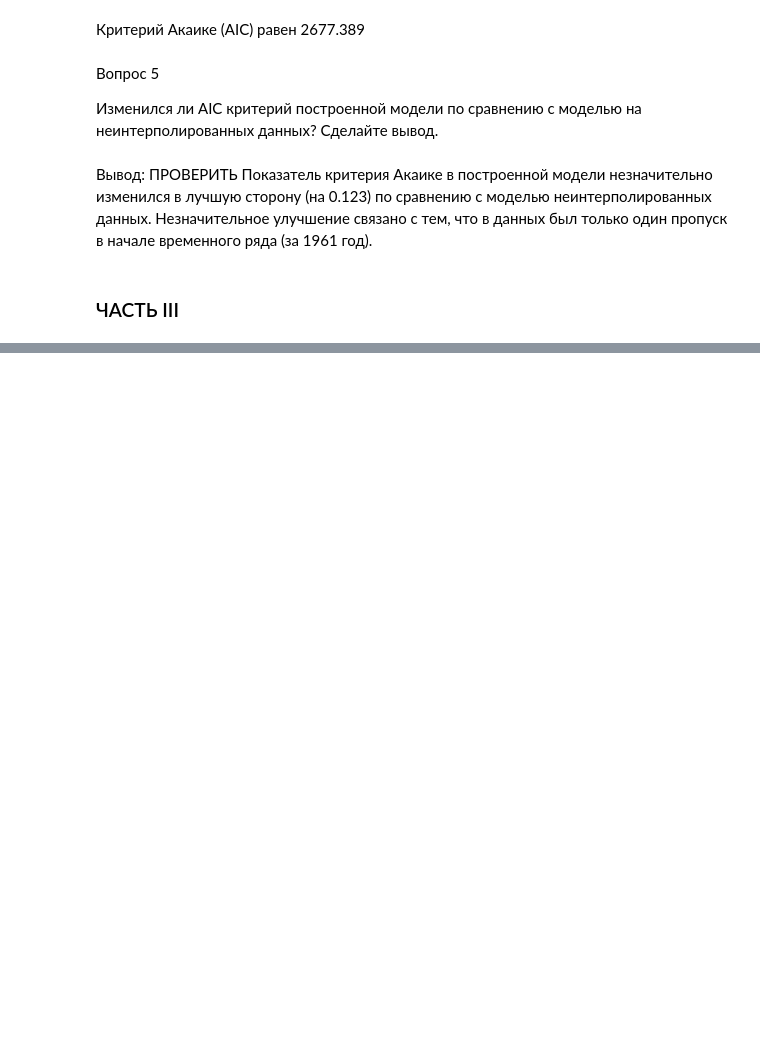
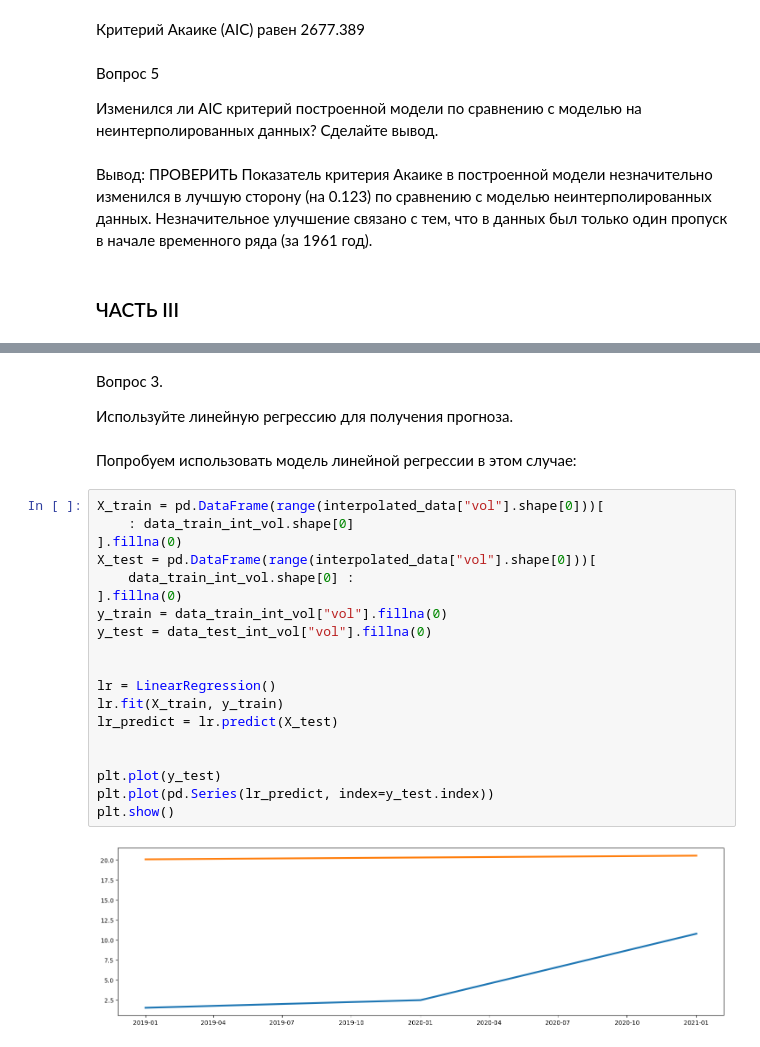
Before and after one commit to AlexGorel/IDE_NEW, a Jupyter notebook: MATH&ML-13. Временные ряды. Часть II/project-Part1_AlexGorel.ipynb, the cells around one changed output, grey strips where cells are left out. Saved outputs shown, nothing was run; the diff lists cells and outputs as text; blank space fills up the shorter version.

```diff
--- a/MATH&ML-13. Временные ряды. Часть II/project-Part1_AlexGorel.ipynb
+++ b/MATH&ML-13. Временные ряды. Часть II/project-Part1_AlexGorel.ipynb
@@ -574,0 +755,27 @@ Warnings:
+# %% [markdown]
+Вопрос 3.
+
+Используйте линейную регрессию для получения прогноза.
+# %% [markdown]
+Попробуем использовать модель линейной регрессии в этом случае:
+# %%
+X_train = pd.DataFrame(range(interpolated_data["vol"].shape[0]))[
+    : data_train_int_vol.shape[0]
+].fillna(0)
+X_test = pd.DataFrame(range(interpolated_data["vol"].shape[0]))[
+    data_train_int_vol.shape[0] :
+].fillna(0)
+y_train = data_train_int_vol["vol"].fillna(0)
+y_test = data_test_int_vol["vol"].fillna(0)
+
+
+lr = LinearRegression()
+lr.fit(X_train, y_train)
+lr_predict = lr.predict(X_test)
+
+
+plt.plot(y_test)
+plt.plot(pd.Series(lr_predict, index=y_test.index))
+plt.show()
+# %% [output]
+[figure, added]
```
Also changed, not shown: parts of 40 cells of this notebook, 1 other file.
